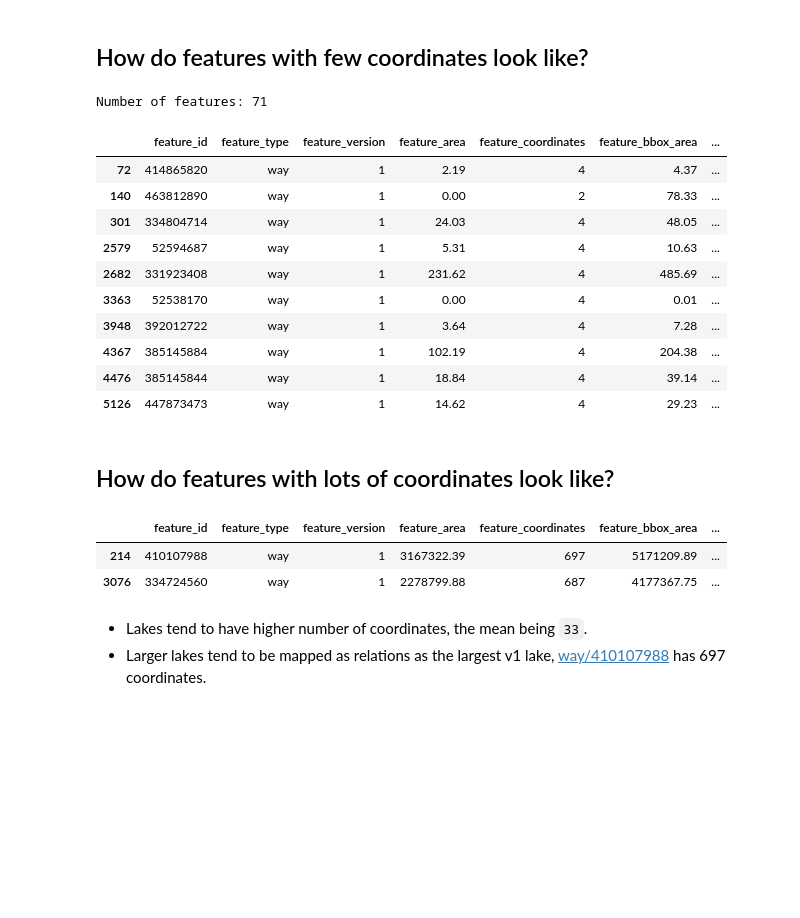
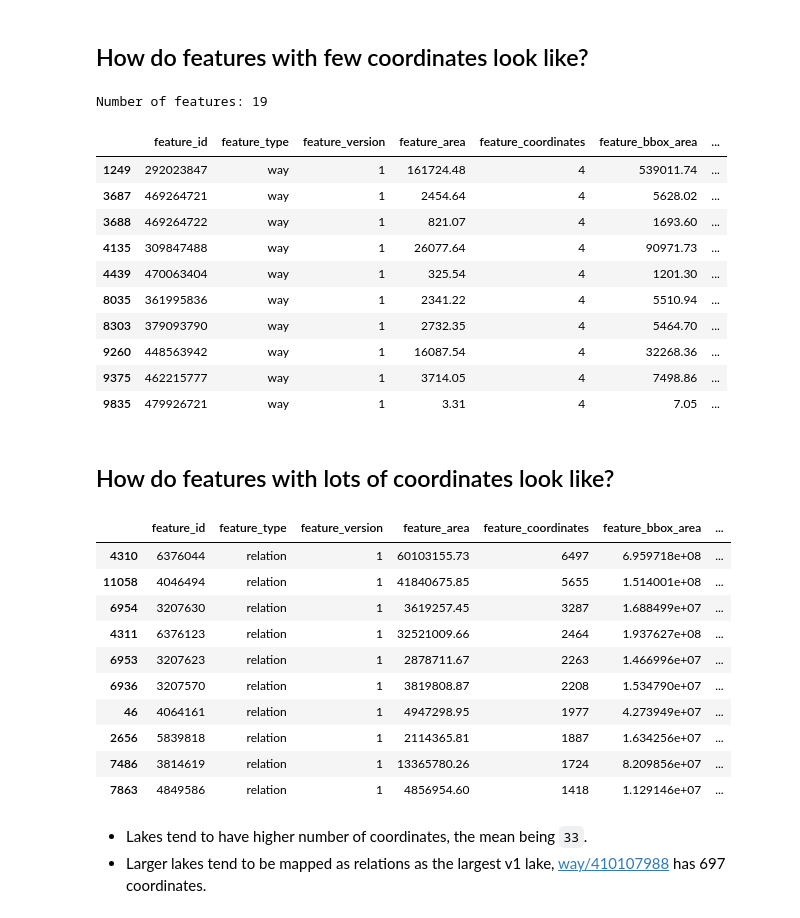
Before and after one commit to mapbox/osm-compare, a Jupyter notebook: notebooks/Save water.ipynb, the cells around one changed output. Drawn from its saved outputs; the diff is of its cells as text; code cells hidden in the pictures; blank space fills up the shorter version.

```diff
--- a/notebooks/Save water.ipynb
+++ b/notebooks/Save water.ipynb
@@ -50,7 +50,7 @@ def get_length_of_name(name):
         return 0
     return len(name)
 # %%
-features = pd.read_csv('../data/save-water/lakes-us-with-features.csv')
+features = pd.read_csv('../data/save-water/features.csv')
 
 features['feature_bbox_percentage'] = features['feature_area'] / features['feature_bbox_area']
 features['feature_bbox_percentage'] = features['feature_bbox_percentage'].fillna(0)
@@ -167,26 +159,34 @@ temp = features[(features['feature_type'] != 'node') & (features['feature_coordi
 print('Number of features: {}'.format(temp.shape[0]))
 temp.head(10)
 # %% [output]
-Number of features: 71
+Number of features: 19
 |  | feature_id | feature_type | feature_version | feature_area | feature_coordinates | feature_bbox_area | ... |
-| 72 | 414865820 | way | 1 | 2.19 | 4 | 4.37 | ... |
-| 140 | 463812890 | way | 1 | 0.00 | 2 | 78.33 | ... |
-| 301 | 334804714 | way | 1 | 24.03 | 4 | 48.05 | ... |
-| 2579 | 52594687 | way | 1 | 5.31 | 4 | 10.63 | ... |
-| 2682 | 331923408 | way | 1 | 231.62 | 4 | 485.69 | ... |
-| 3363 | 52538170 | way | 1 | 0.00 | 4 | 0.01 | ... |
-| 3948 | 392012722 | way | 1 | 3.64 | 4 | 7.28 | ... |
-| 4367 | 385145884 | way | 1 | 102.19 | 4 | 204.38 | ... |
-| 4476 | 385145844 | way | 1 | 18.84 | 4 | 39.14 | ... |
-| 5126 | 447873473 | way | 1 | 14.62 | 4 | 29.23 | ... |
+| 1249 | 292023847 | way | 1 | 161724.48 | 4 | 539011.74 | ... |
+| 3687 | 469264721 | way | 1 | 2454.64 | 4 | 5628.02 | ... |
+| 3688 | 469264722 | way | 1 | 821.07 | 4 | 1693.60 | ... |
+| 4135 | 309847488 | way | 1 | 26077.64 | 4 | 90971.73 | ... |
+| 4439 | 470063404 | way | 1 | 325.54 | 4 | 1201.30 | ... |
+| 8035 | 361995836 | way | 1 | 2341.22 | 4 | 5510.94 | ... |
+| 8303 | 379093790 | way | 1 | 2732.35 | 4 | 5464.70 | ... |
+| 9260 | 448563942 | way | 1 | 16087.54 | 4 | 32268.36 | ... |
+| 9375 | 462215777 | way | 1 | 3714.05 | 4 | 7498.86 | ... |
+| 9835 | 479926721 | way | 1 | 3.31 | 4 | 7.05 | ... |
 # %% [markdown]
 ## How do features with lots of coordinates look like?
 # %%
-features[features['feature_coordinates'] > 600]
+features[features['feature_coordinates'] > 600].sort_values(by='feature_coordinates', ascending=False).head(10)
 # %% [output]
 |  | feature_id | feature_type | feature_version | feature_area | feature_coordinates | feature_bbox_area | ... |
-| 214 | 410107988 | way | 1 | 3167322.39 | 697 | 5171209.89 | ... |
-| 3076 | 334724560 | way | 1 | 2278799.88 | 687 | 4177367.75 | ... |
+| 4310 | 6376044 | relation | 1 | 60103155.73 | 6497 | 6.959718e+08 | ... |
+| 11058 | 4046494 | relation | 1 | 41840675.85 | 5655 | 1.514001e+08 | ... |
+| 6954 | 3207630 | relation | 1 | 3619257.45 | 3287 | 1.688499e+07 | ... |
+| 4311 | 6376123 | relation | 1 | 32521009.66 | 2464 | 1.937627e+08 | ... |
+| 6953 | 3207623 | relation | 1 | 2878711.67 | 2263 | 1.466996e+07 | ... |
+| 6936 | 3207570 | relation | 1 | 3819808.87 | 2208 | 1.534790e+07 | ... |
+| 46 | 4064161 | relation | 1 | 4947298.95 | 1977 | 4.273949e+07 | ... |
+| 2656 | 5839818 | relation | 1 | 2114365.81 | 1887 | 1.634256e+07 | ... |
+| 7486 | 3814619 | relation | 1 | 13365780.26 | 1724 | 8.209856e+07 | ... |
+| 7863 | 4849586 | relation | 1 | 4856954.60 | 1418 | 1.129146e+07 | ... |
 # %% [markdown]
 - Lakes tend to have higher number of coordinates, the mean being `33`.
 - Larger lakes tend to be mapped as relations as the largest v1 lake, [way/410107988](http://www.openstreetmap.org/way/410107988) has 697 coordinates.
```
Also changed, not shown: parts of 17 cells of this notebook.
